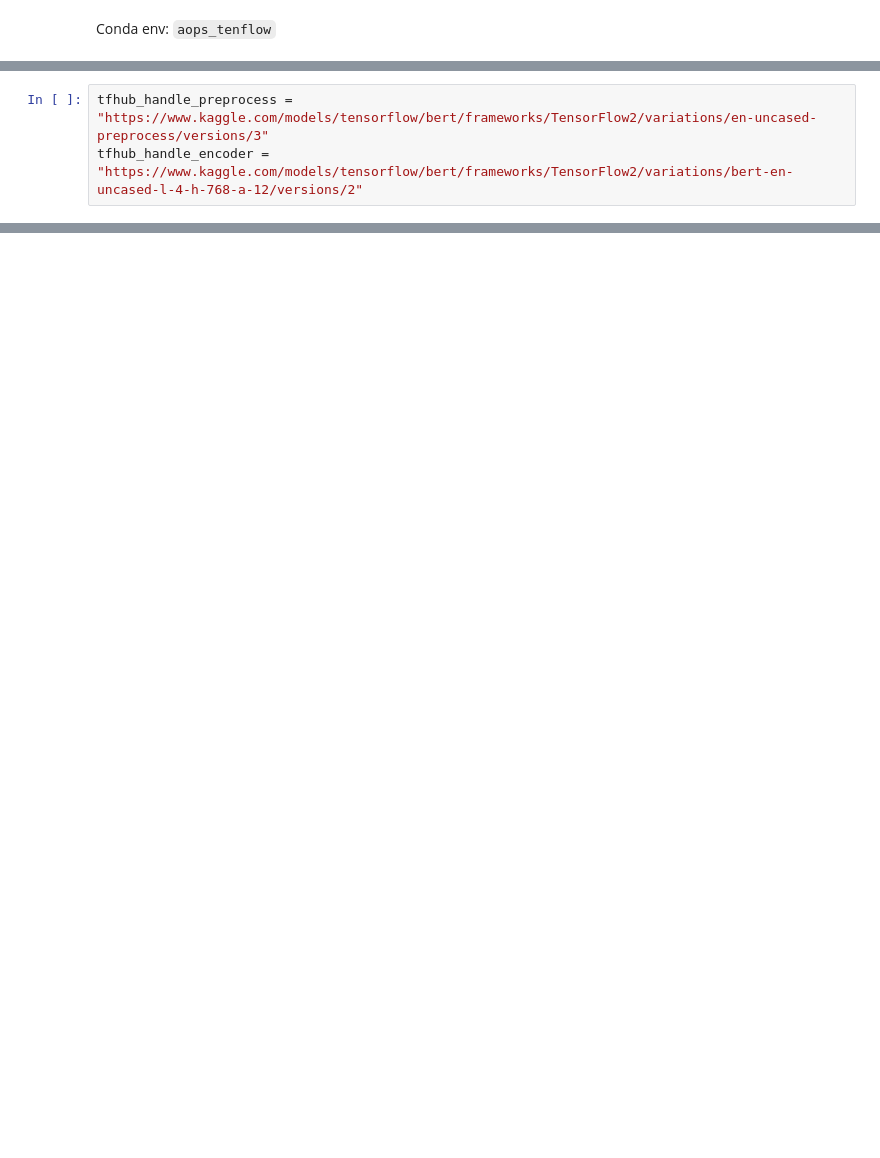
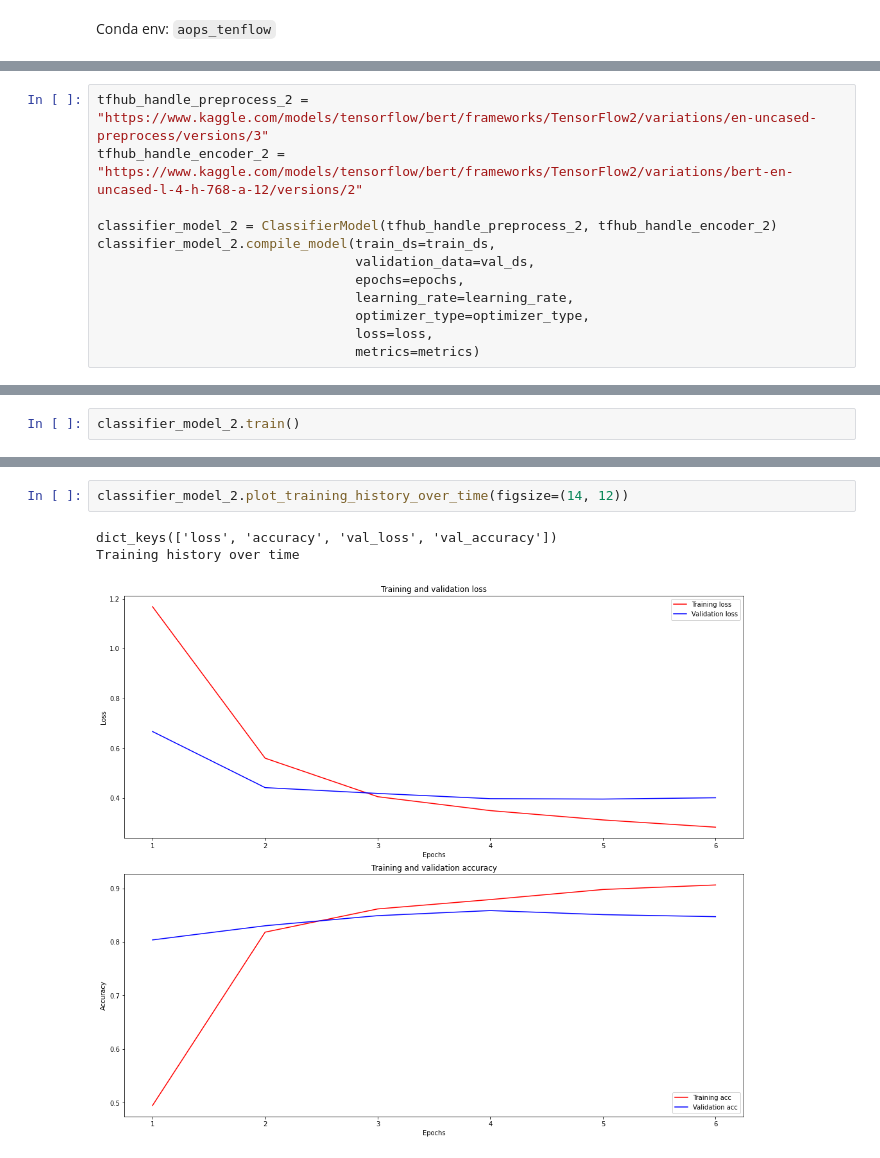
Before and after one commit to victorchendra02/Final-Academic-Project, a Jupyter notebook: models/01_BERT.ipynb, the cells around one changed output, grey strips where cells are left out. Saved outputs shown, nothing was run; the diff lists cells and outputs as text; blank space fills up the shorter version.

```diff
--- a/models/01_BERT.ipynb
+++ b/models/01_BERT.ipynb
@@ -87,3 +341,12 @@ ________________________________________________________________________________
 # %%
-tfhub_handle_preprocess = "https://www.kaggle.com/models/tensorflow/bert/frameworks/TensorFlow2/variations/en-uncased-preprocess/versions/3"
-tfhub_handle_encoder = "https://www.kaggle.com/models/tensorflow/bert/frameworks/TensorFlow2/variations/bert-en-uncased-l-4-h-768-a-12/versions/2"
+tfhub_handle_preprocess_2 = "https://www.kaggle.com/models/tensorflow/bert/frameworks/TensorFlow2/variations/en-uncased-preprocess/versions/3"
+tfhub_handle_encoder_2 = "https://www.kaggle.com/models/tensorflow/bert/frameworks/TensorFlow2/variations/bert-en-uncased-l-4-h-768-a-12/versions/2"
+
+classifier_model_2 = ClassifierModel(tfhub_handle_preprocess_2, tfhub_handle_encoder_2)
+classifier_model_2.compile_model(train_ds=train_ds,
+                                 validation_data=val_ds,
+                                 epochs=epochs,
+                                 learning_rate=learning_rate,
+                                 optimizer_type=optimizer_type,
+                                 loss=loss,
+                                 metrics=metrics)
@@ -109,0 +353,2 @@ Type Ids   : [0 0 0 0 0 0 0 0 0 0 0 0]
+# %%
+classifier_model_2.train()
@@ -109,0 +385,6 @@ Type Ids   : [0 0 0 0 0 0 0 0 0 0 0 0]
+# %%
+classifier_model_2.plot_training_history_over_time(figsize=(14, 12))
+# %% [output]
+dict_keys(['loss', 'accuracy', 'val_loss', 'val_accuracy'])
+Training history over time
+[figure, added]
```
Also changed, not shown: parts of 33 cells of this notebook.
